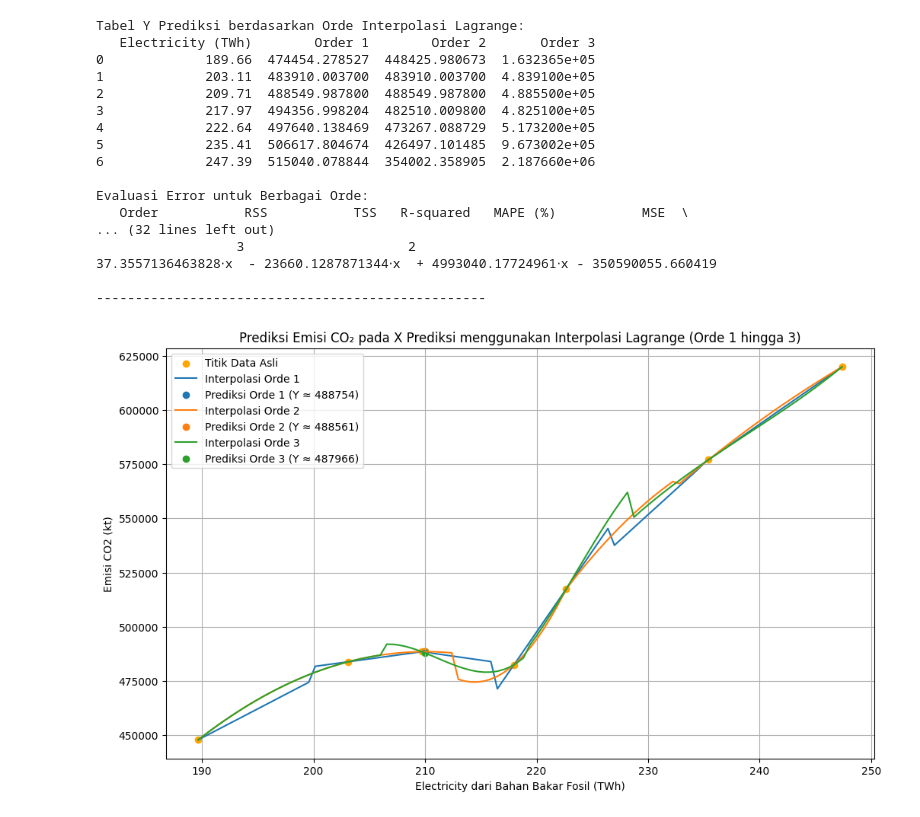
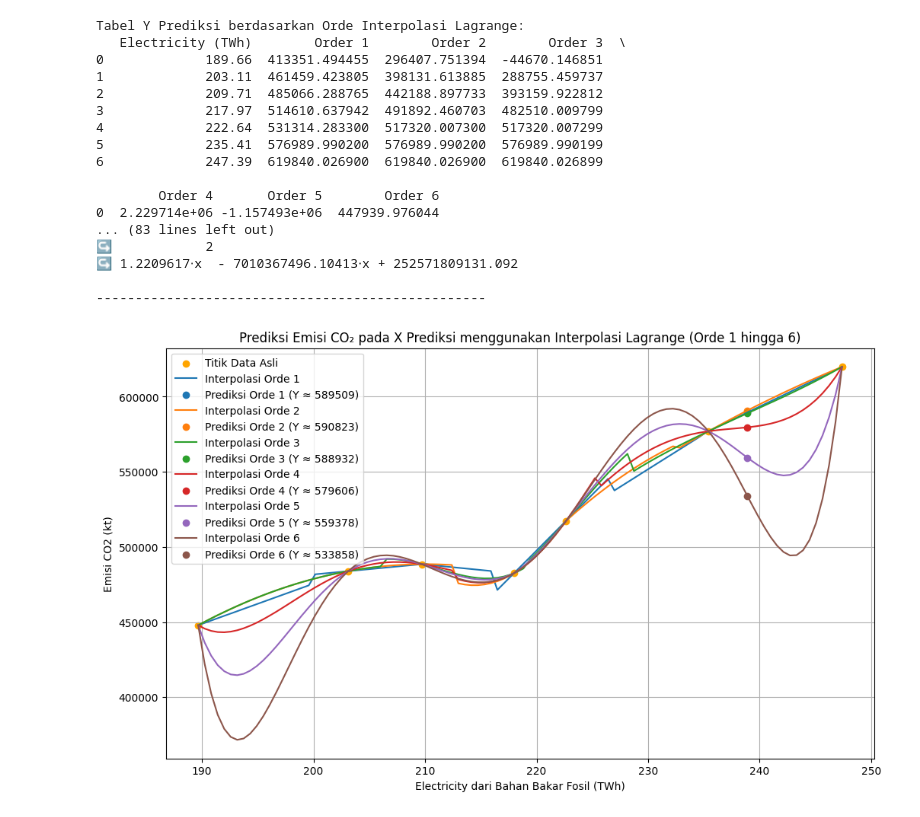
Before and after one commit to arezyhs/Interpolasi-Lagrange, a Jupyter notebook: Lagrange_Interpolation.ipynb, the cells around one changed output. Drawn from its saved outputs; the diff is of its cells as text; code cells hidden in the pictures.

```diff
--- a/Lagrange_Interpolation.ipynb
+++ b/Lagrange_Interpolation.ipynb
@@ -140,10 +140,10 @@ def lagrange_error_bound_manual(x_values, y_values, x_target, order):
     return error_estimate
 
 # Menentukan hingga orde berapa interpolasi dilakukan
-max_order = 3  # atur orde
+max_order = 6  # atur orde
 
 # Nilai x target untuk prediksi
-x_target = 210  # atur nilai x prediksi
+x_target = 238.91  # atur nilai x prediksi
 
 # Melakukan interpolasi Lagrange untuk x_target hingga max_order
 higher_order_predictions = {}
@@ -189,15 +189,15 @@ for order in range(1, max_order + 1):
     # Root Mean Squared Error (RMSE)
     rmse = np.sqrt(mse)
 
-    # Store metrics
+    # Store metrics with rounded values
     errors_metrics["Order"].append(order)
-    errors_metrics["RSS"].append(rss)
-    errors_metrics["TSS"].append(tss)
-    errors_metrics["R-squared"].append(r_squared)
-    errors_metrics["MAPE (%)"].append(mape)
-    errors_metrics["MSE"].append(mse)
-    errors_metrics["MAE"].append(mae)
-    errors_metrics["RMSE"].append(rmse)
+    errors_metrics["RSS"].append(round(rss, 2))
+    errors_metrics["TSS"].append(round(tss, 2))
+    errors_metrics["R-squared"].append(round(r_squared, 4))
+    errors_metrics["MAPE (%)"].append(round(mape, 2))
+    errors_metrics["MSE"].append(round(mse, 2))
+    errors_metrics["MAE"].append(round(mae, 2))
+    errors_metrics["RMSE"].append(round(rmse, 2))
 
 # konversi ke bentuk DataFrame
 errors_metrics_df = pd.DataFrame(errors_metrics)
@@ -207,46 +207,46 @@ print(errors_metrics_df)
 # Display hasil prediksi, batas error Lagrange, dan evaluasi error numerik pada seluruh data
 print("\nHasil Prediksi, Batas Error Lagrange, dan Evaluasi Error untuk X Prediksi dengan Berbagai Orde:")
 for order in range(1, max_order + 1):
     print(f"\nOrde {order}:")
-    print(f"  Prediksi = {higher_order_predictions[order]:.10f}")
-    print(f"  Batas Error Lagrange (Manual) = {error_bounds[order]:.10f}")
+    print(f"  Prediksi = {higher_order_predictions[order]:.5f}")
+    print(f"  Batas Error Lagrange (Manual) = {error_bounds[order]:.5f}")
     print("  Persamaan Polinomial Lagrange:")
     sp.pprint(lagrange_polynomials[order])
     print("\n" + "-"*50)
 
 # Plotting
 plt.figure(figsize=(12, 7))
 plt.scatter(electricity_data, co2_emission_data, color='orange', label='Titik Data Asli')
 x_range = np.linspace(min(electricity_data), max(electricity_data), 100)
 
 # Menghitung dan menampilkan nilai interpolasi untuk setiap orde hingga max_order
 for order in range(1, max_order + 1):
     y_interp = [lagrange_interpolation(electricity_data, co2_emission_data, x, order)[0] for x in x_range]
     plt.plot(x_range, y_interp, label=f'Interpolasi Orde {order}')
     plt.scatter(x_target, higher_order_predictions[order], label=f'Prediksi Orde {order} (Y ≈ {higher_order_predictions[order]:.0f})')
 
 plt.xlabel('Electricity dari Bahan Bakar Fosil (TWh)')
 plt.ylabel('Emisi CO2 (kt)')
 plt.title(f'Prediksi Emisi CO₂ pada X Prediksi menggunakan Interpolasi Lagrange (Orde 1 hingga {max_order})')
 plt.legend()
 plt.grid(True)
 plt.show()
 # %% [output]
 Tabel Y Prediksi berdasarkan Orde Interpolasi Lagrange:
-   Electricity (TWh)        Order 1        Order 2       Order 3
-0             189.66  474454.278527  448425.980673  1.632365e+05
-1             203.11  483910.003700  483910.003700  4.839100e+05
-2             209.71  488549.987800  488549.987800  4.885500e+05
-3             217.97  494356.998204  482510.009800  4.825100e+05
-4             222.64  497640.138469  473267.088729  5.173200e+05
-5             235.41  506617.804674  426497.101485  9.673002e+05
-6             247.39  515040.078844  354002.358905  2.187660e+06
+   Electricity (TWh)        Order 1        Order 2        Order 3  \
+0             189.66  413351.494455  296407.751394  -44670.146851
+1             203.11  461459.423805  398131.613885  288755.459737
+2             209.71  485066.288765  442188.897733  393159.922812
+3             217.97  514610.637942  491892.460703  482510.009799
+4             222.64  531314.283300  517320.007300  517320.007299
+5             235.41  576989.990200  576989.990200  576989.990199
+6             247.39  619840.026900  619840.026900  619840.026899
 
-Evaluasi Error untuk Berbagai Orde:
-   Order           RSS           TSS   R-squared   MAPE (%)           MSE  \
-... (32 lines left out)
-                  3                     2
-37.3557136463828⋅x  - 23660.1287871344⋅x  + 4993040.17724961⋅x - 350590055.660419
+        Order 4       Order 5        Order 6
+0  2.229714e+06 -1.157493e+06  447939.976044
+... (83 lines left out)
+↪            2
+↪ 1.2209617⋅x  - 7010367496.10413⋅x + 252571809131.092
 
 --------------------------------------------------
-[figure, old version]
+[figure, new version]
```
Also changed, not shown: parts of 1 cell of this notebook.
